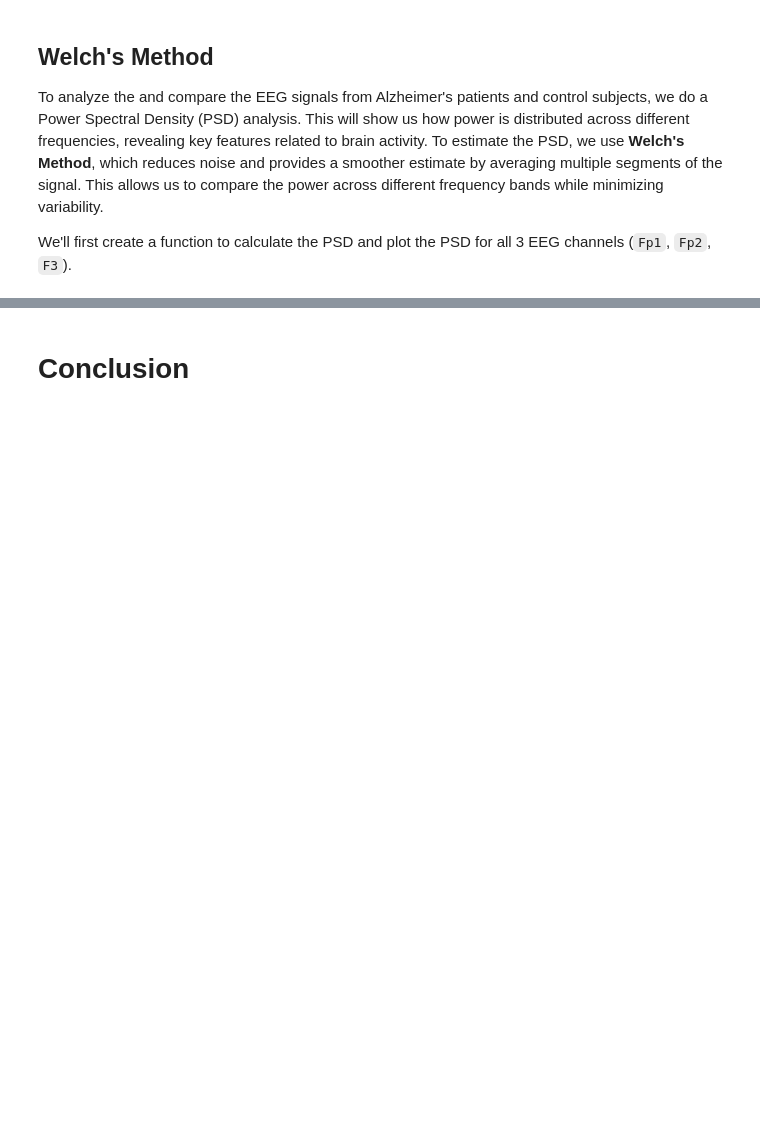
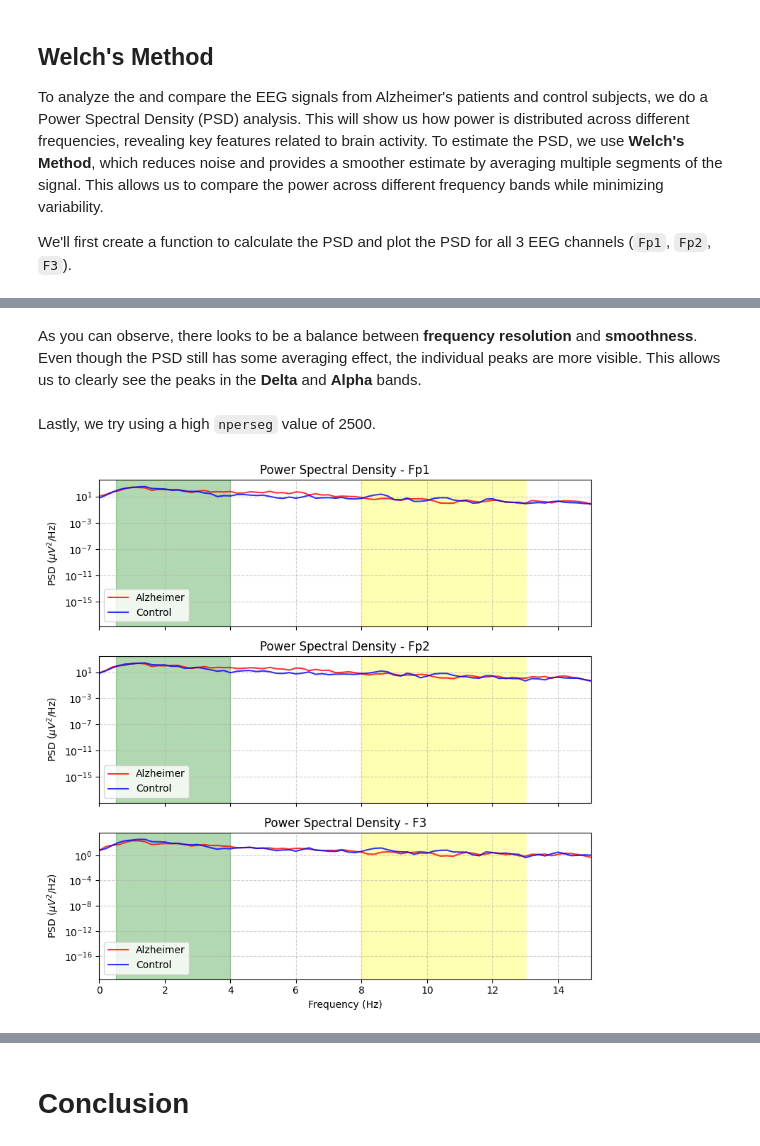
Before and after one commit to Aaron3963/COGS118C_Project, a Jupyter notebook: project.ipynb, the cells around one changed output, grey strips where cells are left out. Drawn from its saved outputs; the diff is of its cells as text; code cells hidden in the pictures; blank space fills up the shorter version.

```diff
--- a/project.ipynb
+++ b/project.ipynb
@@ -296,0 +310,8 @@ plt.show()
+# %% [markdown]
+As you can observe, there looks to be a balance between __frequency resolution__ and __smoothness__. Even though the PSD still has some averaging effect, the individual peaks are more visible. This allows us to clearly see the peaks in the __Delta__ and __Alpha__ bands.
+# %% [markdown]
+Lastly, we try using a high `nperseg` value of 2500.
+# %%
+compute_and_plot_psd(df_AD_FIRfiltered, df_control_FIRfiltered, nperseg=2500)
+# %% [output]
+[figure, added]
```
Also changed, not shown: parts of 9 cells of this notebook.
